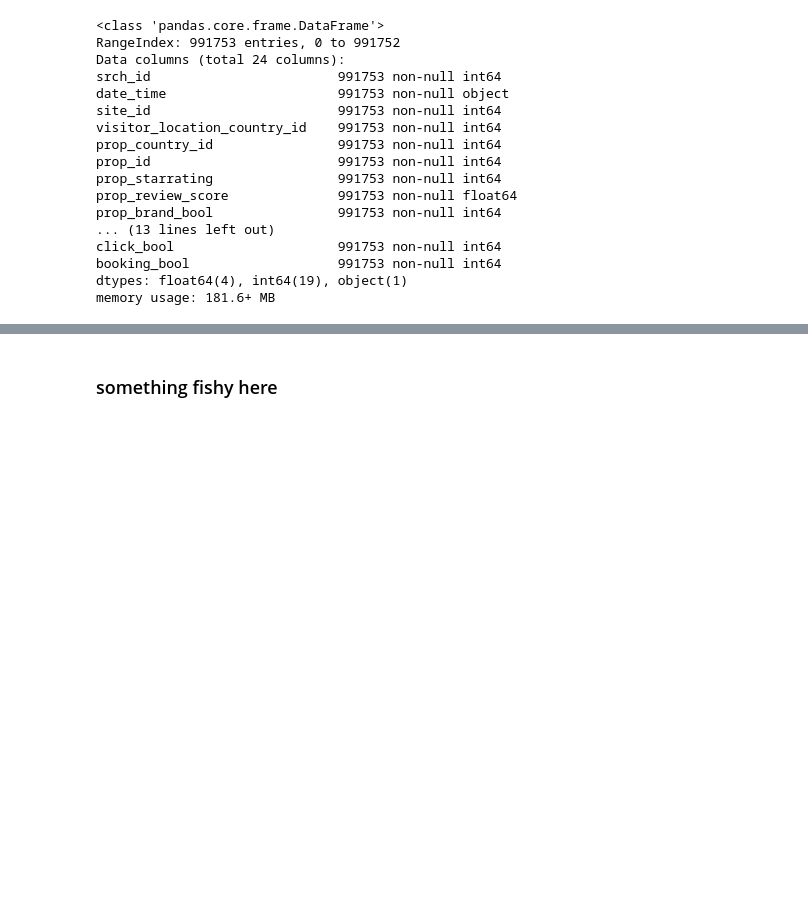
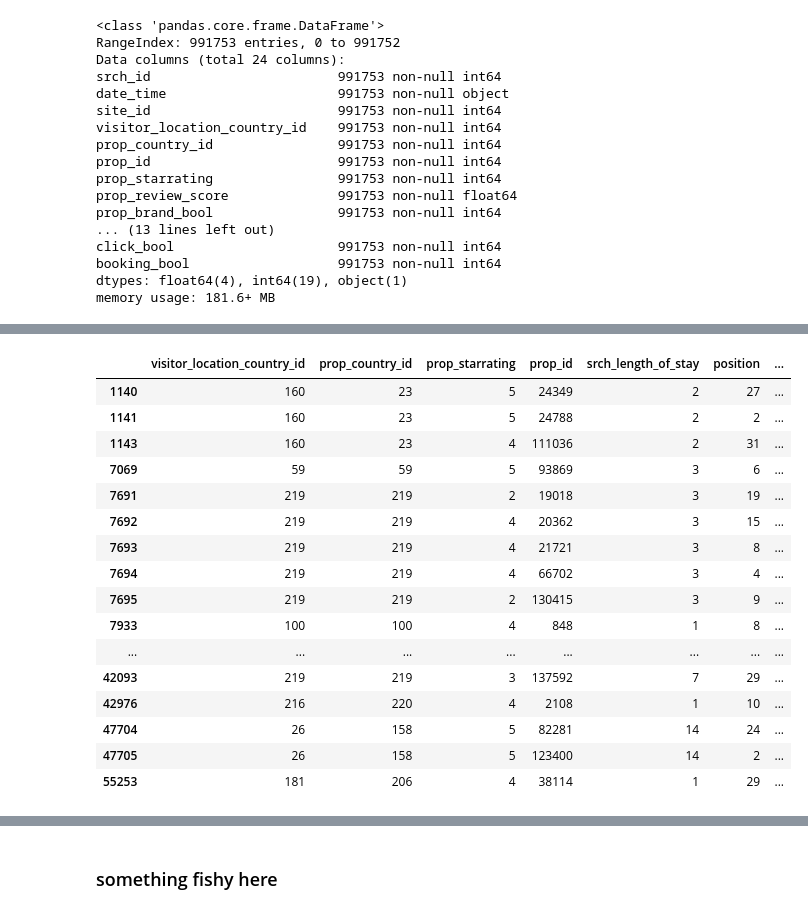
Before and after one commit to silencedsre/Click-Through-Rate, a Jupyter notebook: notebooks/Analysis From Sampled.ipynb, the cells around one changed output, grey strips where cells are left out. Cells and saved outputs as stored; diff of their text form; code cells hidden in the pictures; blank space fills up the shorter version.

```diff
--- a/notebooks/Analysis From Sampled.ipynb
+++ b/notebooks/Analysis From Sampled.ipynb
@@ -244,0 +242,22 @@ df['price_usd'].max(), df['price_usd'].min(), df['price_usd'].mean(), df['price_
+# %%
+price = df[['visitor_location_country_id', 'prop_country_id', 'prop_starrating', 'prop_id', 'srch_length_of_stay', 'position', 'promotion_flag', 'price_usd']][df['price_usd'] > 10000]
+# %%
+price.head(30)
+# %% [output]
+|  | visitor_location_country_id | prop_country_id | prop_starrating | prop_id | srch_length_of_stay | position | ... |
+| 1140 | 160 | 23 | 5 | 24349 | 2 | 27 | ... |
+| 1141 | 160 | 23 | 5 | 24788 | 2 | 2 | ... |
+| 1143 | 160 | 23 | 4 | 111036 | 2 | 31 | ... |
+| 7069 | 59 | 59 | 5 | 93869 | 3 | 6 | ... |
+| 7691 | 219 | 219 | 2 | 19018 | 3 | 19 | ... |
+| 7692 | 219 | 219 | 4 | 20362 | 3 | 15 | ... |
+| 7693 | 219 | 219 | 4 | 21721 | 3 | 8 | ... |
+| 7694 | 219 | 219 | 4 | 66702 | 3 | 4 | ... |
+| 7695 | 219 | 219 | 2 | 130415 | 3 | 9 | ... |
+| 7933 | 100 | 100 | 4 | 848 | 1 | 8 | ... |
+| ... | ... | ... | ... | ... | ... | ... | ... |
+| 42093 | 219 | 219 | 3 | 137592 | 7 | 29 | ... |
+| 42976 | 216 | 220 | 4 | 2108 | 1 | 10 | ... |
+| 47704 | 26 | 158 | 5 | 82281 | 14 | 24 | ... |
+| 47705 | 26 | 158 | 5 | 123400 | 14 | 2 | ... |
+| 55253 | 181 | 206 | 4 | 38114 | 1 | 29 | ... |
```
Also changed, not shown: parts of 25 cells of this notebook.
